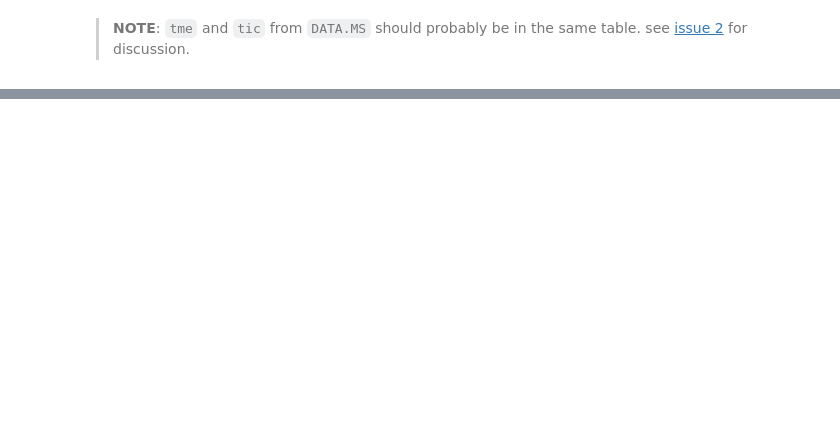
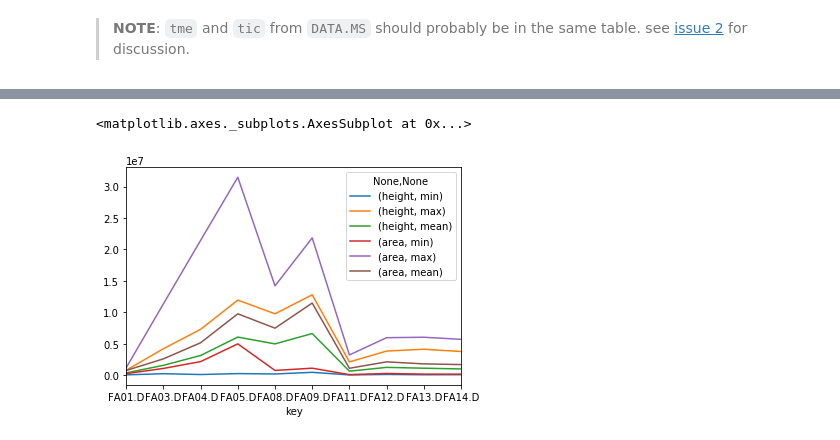
Before and after one commit to audere-labs/pyvalence, a Jupyter notebook: example.ipynb, the cells around one changed output, grey strips where cells are left out. Saved outputs shown, nothing was run; the diff lists cells and outputs as text; code cells hidden in the pictures; blank space fills up the shorter version.

```diff
--- a/example.ipynb
+++ b/example.ipynb
@@ -84,0 +114,7 @@ agi['FA01.D'].data['tme'].head()
+# %%
+%matplotlib inline
+
+agi.results_tic.groupby(level=0).agg({'height': aggs, 'area': aggs}).plot()
+# %% [output]
+<matplotlib.axes._subplots.AxesSubplot at 0x...>
+[figure, added]
```
Also changed, not shown: parts of 12 cells of this notebook, 3 other files.
